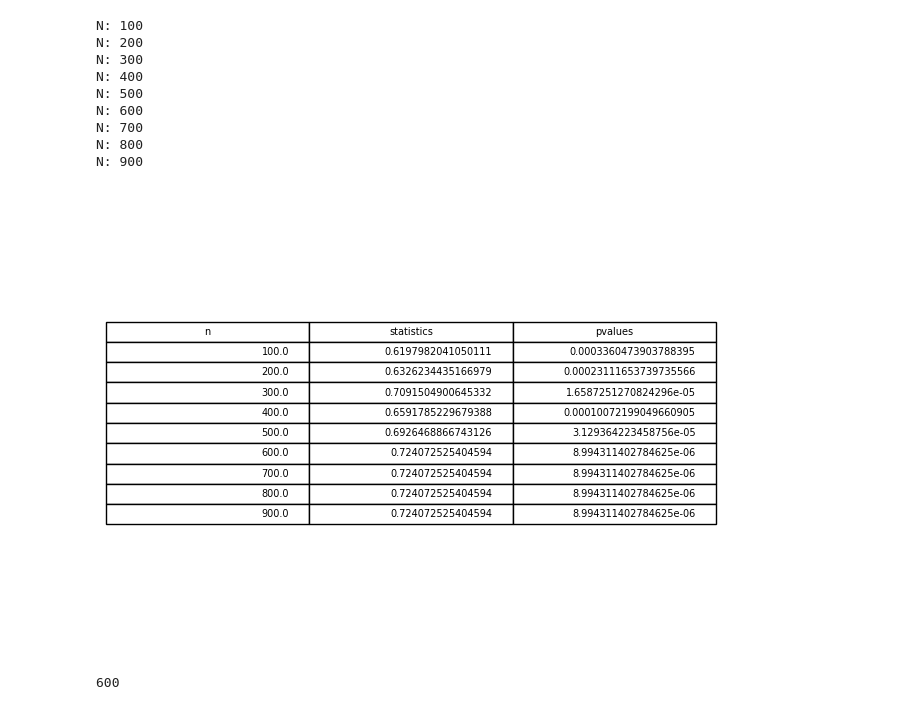
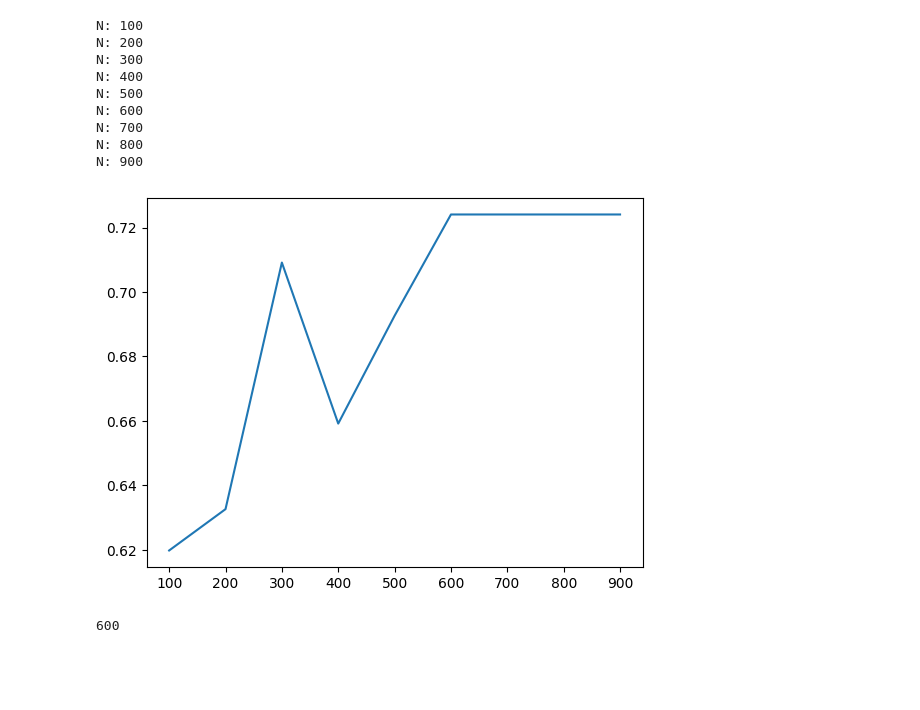
Before and after one commit to illale/lnp-project, a Jupyter notebook: project.ipynb, the cells around one changed output. Cells and saved outputs as stored; diff of their text form; code cells hidden in the pictures; blank space fills up the shorter version.

```diff
--- a/project.ipynb
+++ b/project.ipynb
@@ -83,14 +91,15 @@ N: 900
 # %%
 fig, ax = plt.subplots()
 
-fig.patch.set_visible(False)
-ax.axis('off')
-ax.axis('tight')
-ax.table(cellText=df.values, colLabels=df.columns, loc='center')
-fig.tight_layout()
+ax.plot(df["n"], df["statistics"])
+#fig.patch.set_visible(False)
+#ax.axis('off')
+#ax.axis('tight')
+#ax.table(cellText=df.values, colLabels=df.columns, loc='center')
+#fig.tight_layout()
 plt.show()
 # %% [output]
-[figure, old version]
+[figure, new version]
 # %%
 # Get the N value with highest Pearson correlation coefficient score
 max_id = df['statistics'].idxmax()
```
Also changed, not shown: parts of 7 cells of this notebook.
